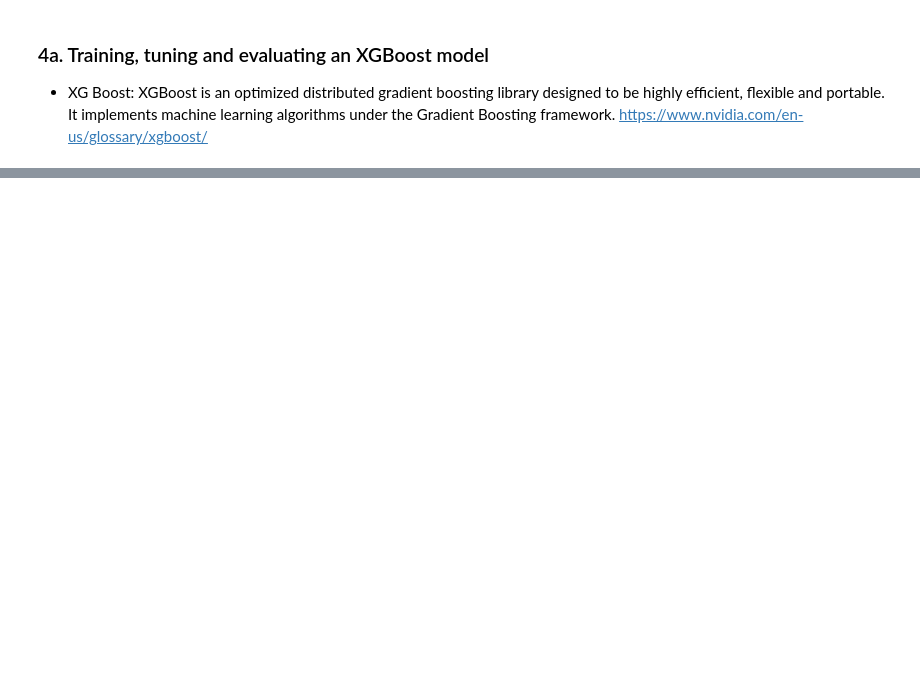
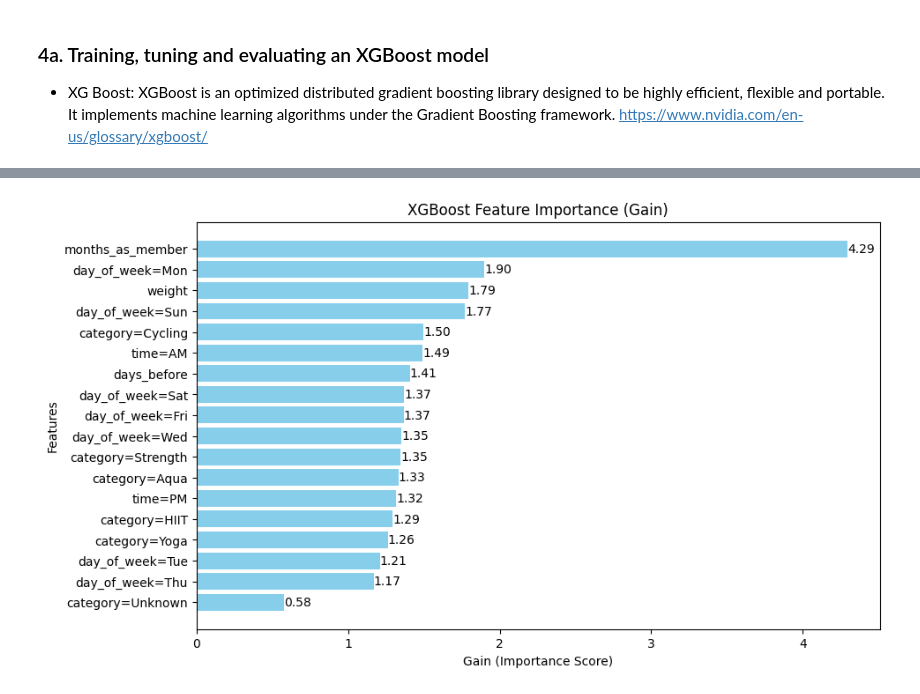
Before and after one commit to bankymondial/Predicting-Gym-Class-Attendance, a Jupyter notebook: Other Models.ipynb, the cells around one changed output, grey strips where cells are left out. Saved outputs shown, nothing was run; the diff lists cells and outputs as text; code cells hidden in the pictures; blank space fills up the shorter version.

```diff
--- a/Other Models.ipynb
+++ b/Other Models.ipynb
@@ -229,0 +295,31 @@ print("Weighted Ensemble Test AUC:", test_auc)
+# %%
+# Get feature importance by gain
+feature_importance = final_model.get_score(importance_type="gain")
+
+# Map feature indices (f0, f1, ...) to actual feature names
+feature_map = {f"f{i}": name for i, name in enumerate(dv.get_feature_names_out())}  # For DictVectorizer
+
+# Replace feature indices with actual names
+feature_importance_named = {feature_map[k]: v for k, v in feature_importance.items()}
+
+# Convert to sorted list of tuples
+sorted_importance = sorted(feature_importance_named.items(), key=lambda x: x[1], reverse=True)
+
+# Split names and scores for plotting
+features = [x[0] for x in sorted_importance]
+scores = [x[1] for x in sorted_importance]
+# %%
+plt.figure(figsize=(10, 6))
+plt.barh(features, scores, color='skyblue')
+plt.xlabel("Gain (Importance Score)")
+plt.ylabel("Features")
+plt.title("XGBoost Feature Importance (Gain)")
+plt.gca().invert_yaxis()  # Show most important feature at the top
+
+# Add scores as text on the bars
+for i, score in enumerate(scores):
+    plt.text(score, i, f"{score:.2f}", va='center')
+
+plt.show()
+# %% [output]
+[figure, added]
```
Also changed, not shown: parts of 68 cells of this notebook, 1 other file.
